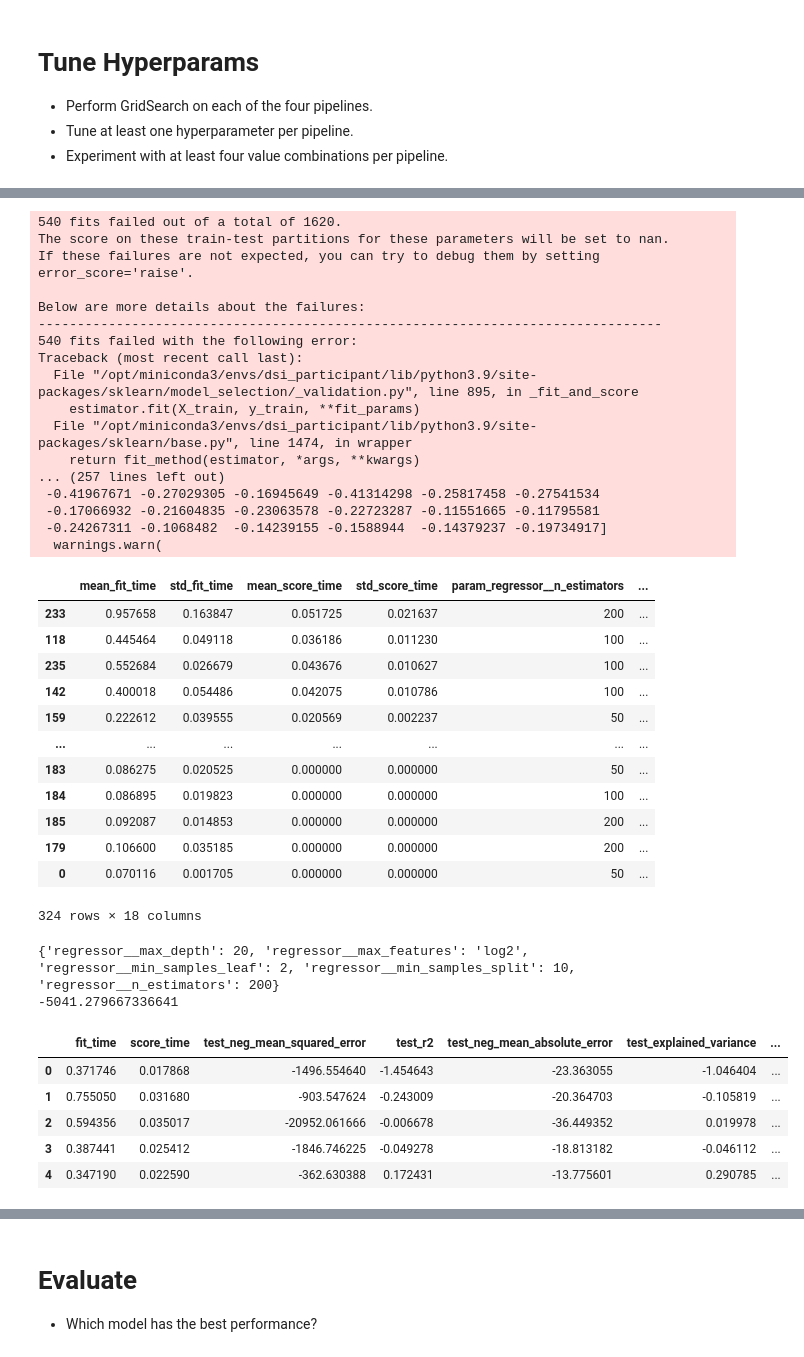
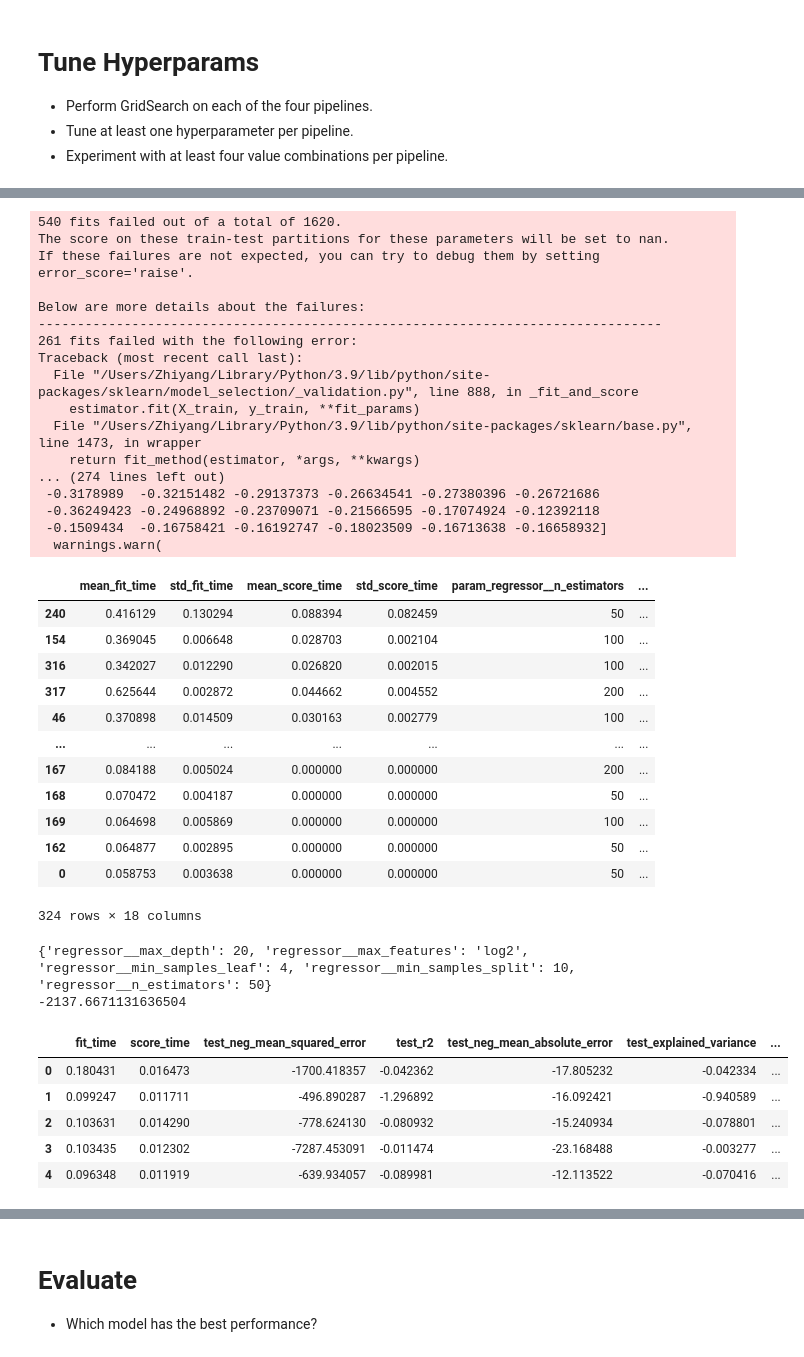
Before and after one commit to GianneW/scaling_to_production, a Jupyter notebook: 02_activities/assignments/assignment_3.ipynb, the cells around one changed output, grey strips where cells are left out. Saved outputs shown, nothing was run; the diff lists cells and outputs as text; code cells hidden in the pictures.

```diff
--- a/02_activities/assignments/assignment_3.ipynb
+++ b/02_activities/assignments/assignment_3.ipynb
@@ -70,4 +70,4 @@ import pandas as pd
 columns = [
     'coord_x', 'coord_y', 'month', 'day', 'ffmc', 'dmc', 'dc', 'isi', 'temp', 'rh', 'wind', 'rain', 'area'
 ]
-fires_dt = (pd.read_csv('/Users/Zhiyang/DSI/scaling_to_production/05_src/data/fires/forestfires.csv', header = None, names = columns))
+fires_dt = (pd.read_csv('/Users/Zhiyang/DSI/scaling_to_production/05_src/data/fires/forestfires.csv', header = None, names = columns, skiprows=1))
@@ -134,12 +147,9 @@ Create preproc1 below.
 numeric_features = ['coord_x', 'coord_y', 'ffmc', 'dmc', 'dc', 'isi', 'temp', 'rh', 'wind', 'rain']
 categorical_features = ['month', 'day']
 
-
 preproc1 = ColumnTransformer(
-    transformers=[('num_transform', Pipeline(steps=[('imputer', SimpleImputer(strategy='mean')),
-                                                    ('scaler', StandardScaler())]), numeric_features),
-                  ('cat_transform', Pipeline(steps=[('imputer', SimpleImputer(strategy='most_frequent')),
-                                             ('onehot', OneHotEncoder(handle_unknown='ignore'))]), categorical_features)])
+    transformers=[('num_trans', RobustScaler(), numeric_features),
+                  ('cat_trans', OneHotEncoder(handle_unknown='ignore'), categorical_features)])
 # %%
 preproc1
 # %% [output]
@@ -166,11 +171,9 @@ Create preproc1 below.
 from sklearn.preprocessing import PowerTransformer
 
 preproc2 = ColumnTransformer(
-    transformers=[('num_transform', Pipeline(steps=[('imputer', SimpleImputer(strategy='mean')),
-                                                    ('scaler', StandardScaler()),
-                                                    ('power', PowerTransformer())]), numeric_features),
-                  ('cat_transform', Pipeline(steps=[('imputer', SimpleImputer(strategy='most_frequent')),
-                                                 ('onehot', OneHotEncoder(handle_unknown='ignore'))]), categorical_features)])
+    transformers=[('num_trans', Pipeline([('scaler', StandardScaler()),
+                                          ('transformer', PowerTransformer(method='yeo-johnson'))]), numeric_features),
+                  ('cat_trans', OneHotEncoder(handle_unknown='ignore'), categorical_features)])
 # %%
 preproc2
 # %% [output]
@@ -487,48 +452,48 @@ If these failures are not expected, you can try to debug them by setting error_s
 
 Below are more details about the failures:
 --------------------------------------------------------------------------------
-540 fits failed with the following error:
+261 fits failed with the following error:
 Traceback (most recent call last):
-  File "/opt/miniconda3/envs/dsi_participant/lib/python3.9/site-packages/sklearn/model_selection/_validation.py", line 895, in _fit_and_score
+  File "/Users/Zhiyang/Library/Python/3.9/lib/python/site-packages/sklearn/model_selection/_validation.py", line 888, in _fit_and_score
     estimator.fit(X_train, y_train, **fit_params)
-  File "/opt/miniconda3/envs/dsi_participant/lib/python3.9/site-packages/sklearn/base.py", line 1474, in wrapper
+  File "/Users/Zhiyang/Library/Python/3.9/lib/python/site-packages/sklearn/base.py", line 1473, in wrapper
     return fit_method(estimator, *args, **kwargs)
-... (257 lines left out)
- -0.41967671 -0.27029305 -0.16945649 -0.41314298 -0.25817458 -0.27541534
- -0.17066932 -0.21604835 -0.23063578 -0.22723287 -0.11551665 -0.11795581
- -0.24267311 -0.1068482  -0.14239155 -0.1588944  -0.14379237 -0.19734917]
+... (274 lines left out)
+ -0.3178989  -0.32151482 -0.29137373 -0.26634541 -0.27380396 -0.26721686
+ -0.36249423 -0.24968892 -0.23709071 -0.21566595 -0.17074924 -0.12392118
+ -0.1509434  -0.16758421 -0.16192747 -0.18023509 -0.16713638 -0.16658932]
   warnings.warn(
 |  | mean_fit_time | std_fit_time | mean_score_time | std_score_time | param_regressor__n_estimators | ... |
-| 233 | 0.957658 | 0.163847 | 0.051725 | 0.021637 | 200 | ... |
-| 118 | 0.445464 | 0.049118 | 0.036186 | 0.011230 | 100 | ... |
-| 235 | 0.552684 | 0.026679 | 0.043676 | 0.010627 | 100 | ... |
-| 142 | 0.400018 | 0.054486 | 0.042075 | 0.010786 | 100 | ... |
-| 159 | 0.222612 | 0.039555 | 0.020569 | 0.002237 | 50 | ... |
+| 240 | 0.416129 | 0.130294 | 0.088394 | 0.082459 | 50 | ... |
+| 154 | 0.369045 | 0.006648 | 0.028703 | 0.002104 | 100 | ... |
+| 316 | 0.342027 | 0.012290 | 0.026820 | 0.002015 | 100 | ... |
+| 317 | 0.625644 | 0.002872 | 0.044662 | 0.004552 | 200 | ... |
+| 46 | 0.370898 | 0.014509 | 0.030163 | 0.002779 | 100 | ... |
 | ... | ... | ... | ... | ... | ... | ... |
-| 183 | 0.086275 | 0.020525 | 0.000000 | 0.000000 | 50 | ... |
-| 184 | 0.086895 | 0.019823 | 0.000000 | 0.000000 | 100 | ... |
-| 185 | 0.092087 | 0.014853 | 0.000000 | 0.000000 | 200 | ... |
-| 179 | 0.106600 | 0.035185 | 0.000000 | 0.000000 | 200 | ... |
-| 0 | 0.070116 | 0.001705 | 0.000000 | 0.000000 | 50 | ... |
+| 167 | 0.084188 | 0.005024 | 0.000000 | 0.000000 | 200 | ... |
+| 168 | 0.070472 | 0.004187 | 0.000000 | 0.000000 | 50 | ... |
+| 169 | 0.064698 | 0.005869 | 0.000000 | 0.000000 | 100 | ... |
+| 162 | 0.064877 | 0.002895 | 0.000000 | 0.000000 | 50 | ... |
+| 0 | 0.058753 | 0.003638 | 0.000000 | 0.000000 | 50 | ... |
 324 rows × 18 columns
 # %%
 print(grid_search_D.best_params_)
 print(grid_search_D.best_score_)
 # %% [output]
-{'regressor__max_depth': 20, 'regressor__max_features': 'log2', 'regressor__min_samples_leaf': 2, 'regressor__min_samples_split': 10, 'regressor__n_estimators': 200}
--5041.279667336641
+{'regressor__max_depth': 20, 'regressor__max_features': 'log2', 'regressor__min_samples_leaf': 4, 'regressor__min_samples_split': 10, 'regressor__n_estimators': 50}
+-2137.6671131636504
 # %%
 best_params_D = grid_search_D.best_params_
 
 pipeline_D.set_params(**best_params_D)
 
 res_D = cross_validate(pipeline_D, X_train, Y_train, cv = 5, scoring = scoring)
-res_D = pd.DataFrame(res_D).assign(experiment = 1)
+res_D = pd.DataFrame(res_D).assign(experiment = 'Pipeline D')
 res_D
 # %% [output]
 |  | fit_time | score_time | test_neg_mean_squared_error | test_r2 | test_neg_mean_absolute_error | test_explained_variance | ... |
-| 0 | 0.371746 | 0.017868 | -1496.554640 | -1.454643 | -23.363055 | -1.046404 | ... |
-| 1 | 0.755050 | 0.031680 | -903.547624 | -0.243009 | -20.364703 | -0.105819 | ... |
-| 2 | 0.594356 | 0.035017 | -20952.061666 | -0.006678 | -36.449352 | 0.019978 | ... |
-| 3 | 0.387441 | 0.025412 | -1846.746225 | -0.049278 | -18.813182 | -0.046112 | ... |
-| 4 | 0.347190 | 0.022590 | -362.630388 | 0.172431 | -13.775601 | 0.290785 | ... |
+| 0 | 0.180431 | 0.016473 | -1700.418357 | -0.042362 | -17.805232 | -0.042334 | ... |
+| 1 | 0.099247 | 0.011711 | -496.890287 | -1.296892 | -16.092421 | -0.940589 | ... |
+| 2 | 0.103631 | 0.014290 | -778.624130 | -0.080932 | -15.240934 | -0.078801 | ... |
+| 3 | 0.103435 | 0.012302 | -7287.453091 | -0.011474 | -23.168488 | -0.003277 | ... |
+| 4 | 0.096348 | 0.011919 | -639.934057 | -0.089981 | -12.113522 | -0.070416 | ... |
```
Also changed, not shown: parts of 31 cells of this notebook, 1 other file.
